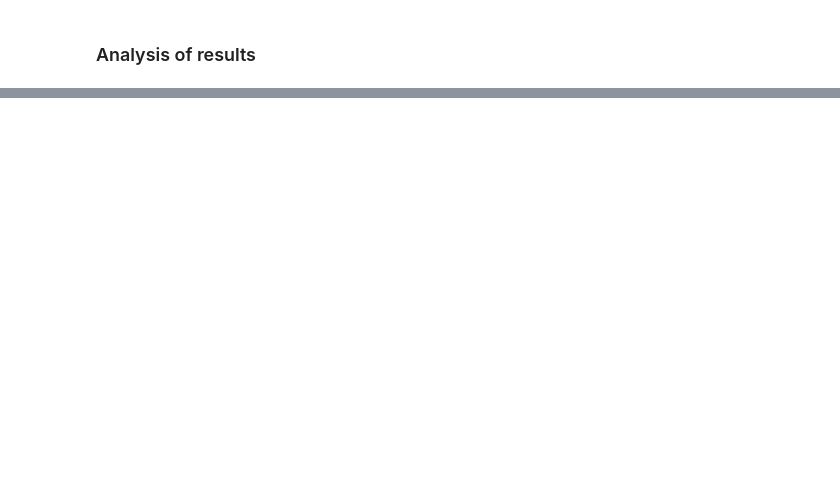
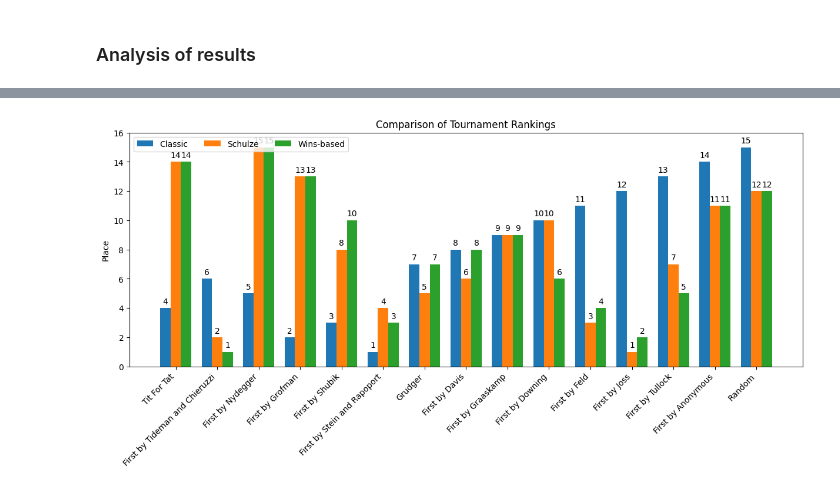
Before and after one commit to kiriz23/TournamentRemix, a Jupyter notebook: Schulze.ipynb, the cells around one changed output, grey strips where cells are left out. Drawn from its saved outputs; the diff is of its cells as text; code cells hidden in the pictures; blank space fills up the shorter version.

```diff
--- a/Schulze.ipynb
+++ b/Schulze.ipynb
@@ -311,0 +353,20 @@ classic_ranking
+# %%
+def win_based_method(wins):
+    n = len(wins)
+    total_wins = []         # total wins of each strategy
+    for i in range(n):
+        suma = 0
+        for j in range(n):
+            if i != j:
+                suma += wins[i][j]
+        total_wins.append(int(suma))
+    rankings = [i for i in range(num_players)]
+    data = list(zip(rankings, total_wins))
+
+    # Sort descending by total wins
+    data.sort(key=lambda x: x[1], reverse=True)
+
+    return [rank for rank, _ in data]
+
+win_based_ranking = win_based_method(wins)
+win_based_ranking
@@ -341,3 +406,35 @@ plt.show()
+# %%
+players_names = [p.name for p in players]
+
+# Create dictionary of rankings for all 3 methods
+ranks = {
+    'Classic':  [classic_ranking.index(i) + 1 for i in range(num_players)],
+    'Schulze':  [schulze_ranking.index(i) + 1 for i in range(num_players)],
+    'Wins-based': [win_based_ranking.index(i) + 1 for i in range(num_players)]
+}
+
+# Visualization
+x = np.arange(len(players))
+width = 0.25
+multiplier = 0
+
+fig, ax = plt.subplots(figsize=(12, 6), layout='constrained')
+
+for type, place in ranks.items():
+    offset = width * multiplier
+    rects = ax.bar(x + offset, place, width, label=type)
+    ax.bar_label(rects, padding=3)
+    multiplier += 1
+
+ax.set_ylabel('Place')
+ax.set_title('Comparison of Tournament Rankings')
+ax.set_xticks(x + width, players_names, rotation=45, ha="right")
+ax.legend(loc='upper left', ncols=3)
+ax.set_ylim(0, num_players + 1)
+
+plt.show()
+# %% [output]
+[figure, added]
 # %%
 diffs = [classic_ranking.index(s) - schulze_ranking.index(s) for s in range(num_players)]
 
```
Also changed, not shown: parts of 26 cells of this notebook, 1 other file.
